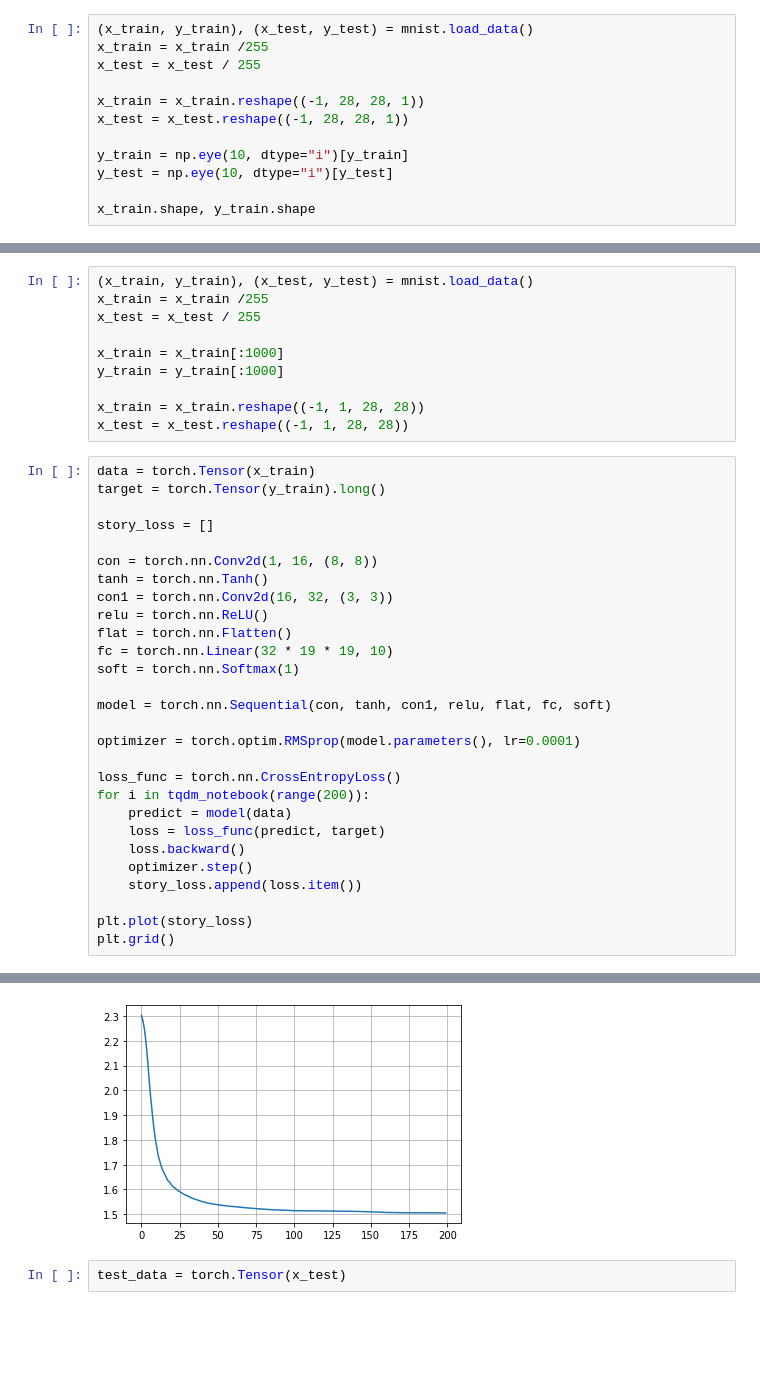
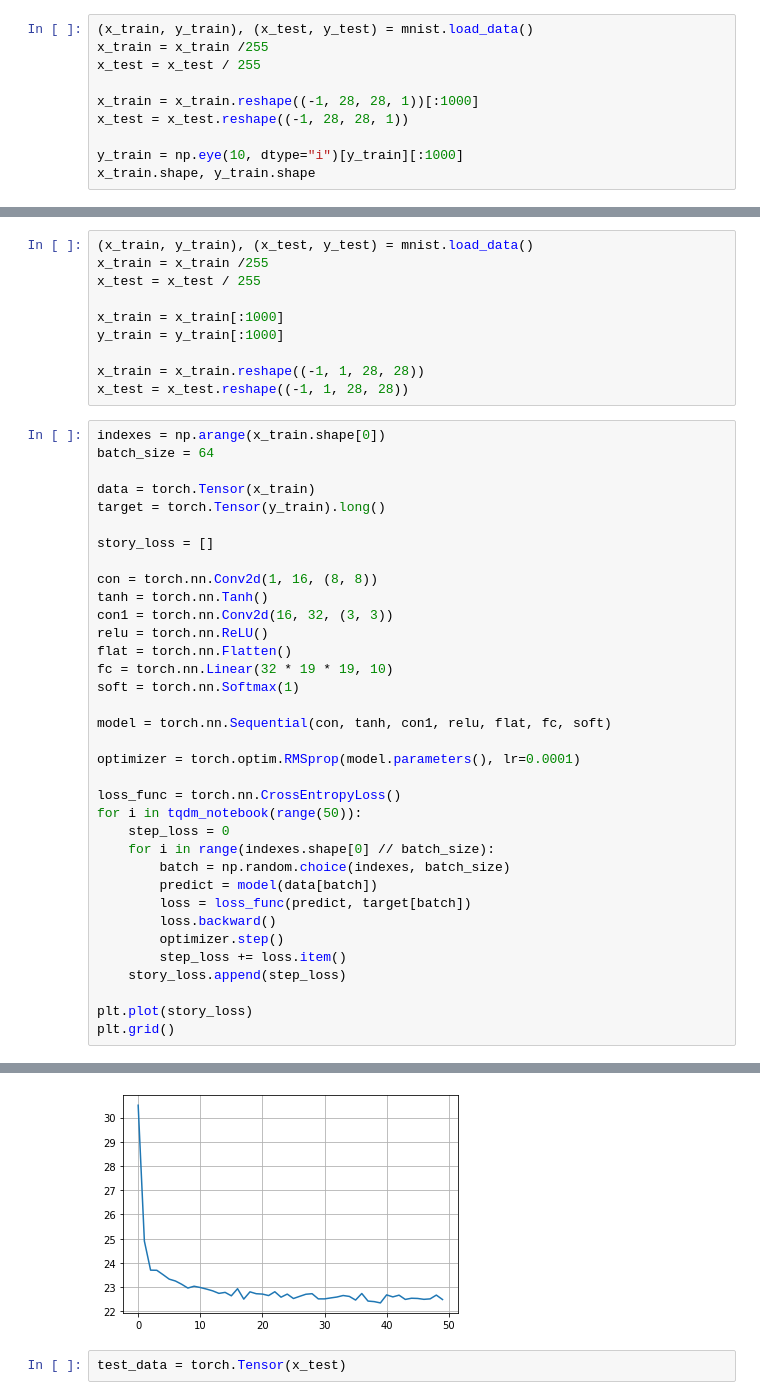
Before and after one commit to Bogdankozlovskiy/auto_grad, a Jupyter notebook: conv.ipynb, the cells around one changed output, grey strips where cells are left out. Saved outputs shown, nothing was run; the diff lists cells and outputs as text; blank space fills up the shorter version.

```diff
--- a/conv.ipynb
+++ b/conv.ipynb
@@ -14,11 +14,9 @@ Using TensorFlow backend.
 x_train = x_train /255
 x_test = x_test / 255
 
-x_train = x_train.reshape((-1, 28, 28, 1))
+x_train = x_train.reshape((-1, 28, 28, 1))[:1000]
 x_test = x_test.reshape((-1, 28, 28, 1))
 
-y_train = np.eye(10, dtype="i")[y_train]
-y_test = np.eye(10, dtype="i")[y_test]
-
+y_train = np.eye(10, dtype="i")[y_train][:1000]
 x_train.shape, y_train.shape
 # %% [output]
@@ -84,36 +100,43 @@ y_train = y_train[:1000]
 x_train = x_train.reshape((-1, 1, 28, 28))
 x_test = x_test.reshape((-1, 1, 28, 28))
 # %%
+indexes = np.arange(x_train.shape[0])
+batch_size = 64
+
 data = torch.Tensor(x_train)
 target = torch.Tensor(y_train).long()
 
 story_loss = []
 
 con = torch.nn.Conv2d(1, 16, (8, 8))
 tanh = torch.nn.Tanh()
 con1 = torch.nn.Conv2d(16, 32, (3, 3))
 relu = torch.nn.ReLU()
 flat = torch.nn.Flatten()
 fc = torch.nn.Linear(32 * 19 * 19, 10)
 soft = torch.nn.Softmax(1)
 
 model = torch.nn.Sequential(con, tanh, con1, relu, flat, fc, soft)
 
 optimizer = torch.optim.RMSprop(model.parameters(), lr=0.0001)
 
 loss_func = torch.nn.CrossEntropyLoss()
-for i in tqdm_notebook(range(200)):
-    predict = model(data)
-    loss = loss_func(predict, target)
-    loss.backward()
-    optimizer.step()
-    story_loss.append(loss.item())
+for i in tqdm_notebook(range(50)):
+    step_loss = 0
+    for i in range(indexes.shape[0] // batch_size):
+        batch = np.random.choice(indexes, batch_size)
+        predict = model(data[batch])
+        loss = loss_func(predict, target[batch])
+        loss.backward()
+        optimizer.step()
+        step_loss += loss.item()
+    story_loss.append(step_loss)
 
 plt.plot(story_loss)
 plt.grid()
 # %% [output]
 [interactive output not drawn]
-[figure, old version]
+[figure, new version]
 # %%
 test_data = torch.Tensor(x_test)
 # %%
```
Also changed, not shown: parts of 8 cells of this notebook, 1 other file.
